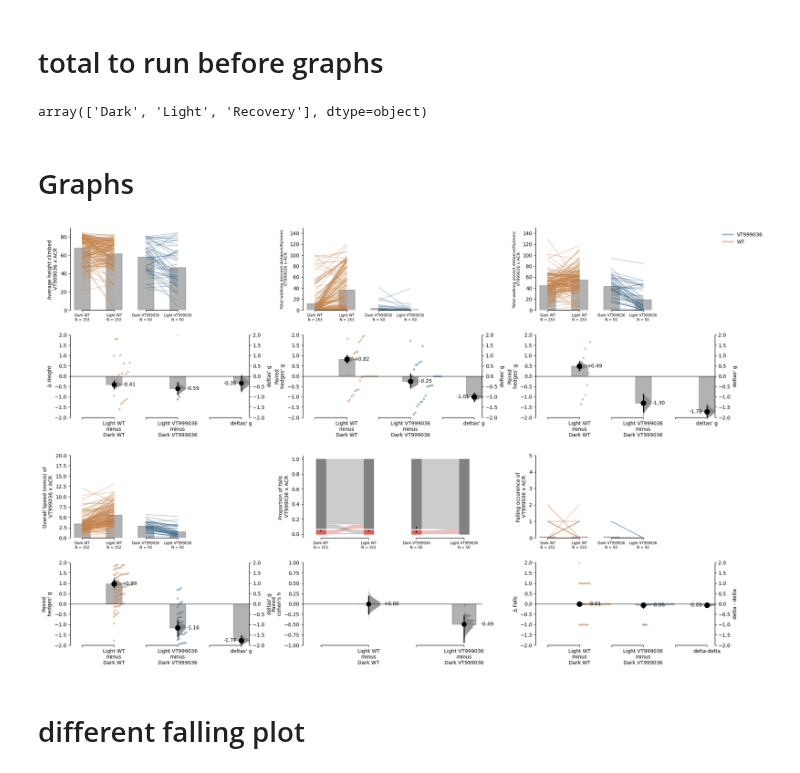
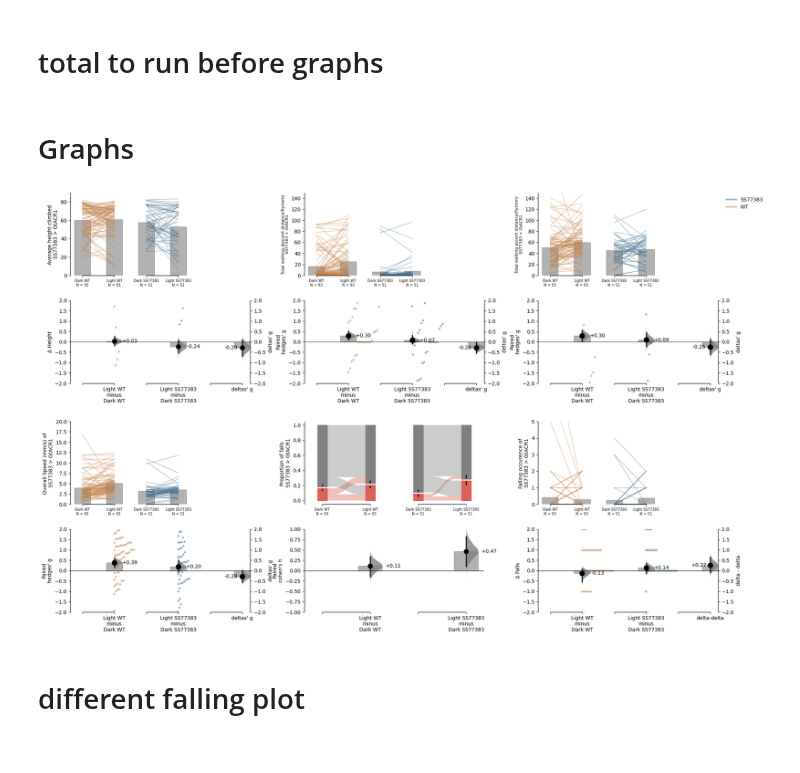
Before and after one commit to lnicole08/deltaG_screen, a Jupyter notebook: Onlydabest_falling.ipynb, the cells around one changed output. Drawn from its saved outputs; the diff is of its cells as text; code cells hidden in the pictures.

```diff
--- a/Onlydabest_falling.ipynb
+++ b/Onlydabest_falling.ipynb
@@ -46,12 +46,12 @@ computer2 = "C:\\Users\\lnico"
 computer3 = "C:\\Users\\Star"
 homecomp = "D:"
 filedir = "\\ACC Lab Dropbox\\ACC Lab\\Nicole Lee\\Data Compilation\\Falling_New\\"
-openPath = computer3 + filedir
+openPath = homecomp + filedir
 files = os.listdir(openPath)
 
 #identifying genotypes
 responder = "ACR"
-driver = "VT999036"
+driver = "SS77383"
 wt = "w1118"
 transgenic = driver + " x " + responder
 filename = openPath + transgenic + ".csv"
@@ -305,10 +305,6 @@ def positional_arguments(dfexpt, driver):
     return ascdesc15
 # %% [markdown]
 # total to run before graphs
-# %%
-awt6.ExperimentState.unique()
-# %% [output]
-array(['Dark', 'Light', 'Recovery'], dtype=object)
 # %%
 dfe=pd.read_csv(filename)
 dfw= pd.read_csv(filenamewt)
@@ -396,8 +386,13 @@ f, axx = plt.subplots(nrows=2, ncols=3,
                                 } # ensure proper width-wise spacing.
                    )
 
+if "Chrimson2" in responder:
+   transgenicname = driver + " > CsChrimson"
+if "ACR" in responder:
+   transgenicname = driver + " > GtACR1"
 
-totalclimber.delta_g.plot(swarm_label="Average height climbed \n" + transgenic,
+
+totalclimber.delta_g.plot(swarm_label="Average height climbed \n" + transgenicname,
                                     contrast_label="Δ Height", swarm_ylim = (0,90), contrast_ylim=(-2, 2),  fontsize_rawxlabel=7, fontsize_rawylabel=10, fontsize_contrastxlabel=10,
                                     fontsize_contrastylabel=10, fontsize_delta2label=10,
                                     ax=axx.flat[0]);
@@ -406,42 +401,42 @@ totalclimber.delta_g.plot(swarm_label="Average height climbed \n" + transgenic,
 # axx[0].set_xticklabels(["DARK \nw1118", "LIGHT \nw1118" , "DARK \n" + driver, "LIGHT \n" + driver])
 
 
-overallspeed.delta_g.plot(swarm_label="Overall Speed (mm/s) of \n" + transgenic ,
+overallspeed.delta_g.plot(swarm_label="Overall Speed (mm/s) of \n" + transgenicname ,
                                        es_marker_size=10, swarm_ylim=(0,20), contrast_ylim=(-2, 2),  fontsize_rawxlabel=7, fontsize_rawylabel=10, fontsize_contrastxlabel=10,
                                     fontsize_contrastylabel=10, fontsize_delta2label=10,
                                     ax=axx.flat[3]);       #contrast_label="Δ Speed",
 
 # axx[1].set_xticklabels(["DARK \nw1118", "LIGHT \nw1118" , "DARK \n" + driver, "LIGHT \n" + driver], fontsize)
 
 
-paired_prop2.cohens_h.plot(bar_label = "Proportion of falls \n" + transgenic,contrast_ylim=(-1, 1), fontsize_rawxlabel=7, fontsize_rawylabel=10, fontsize_contrastxlabel=10,
+paired_prop2.cohens_h.plot(bar_label = "Proportion of falls \n" + transgenicname,contrast_ylim=(-1, 1), fontsize_rawxlabel=7, fontsize_rawylabel=10, fontsize_contrastxlabel=10,
                                     fontsize_contrastylabel=10, fontsize_delta2label=10, ax=axx.flat[4]);
 # axx[2].set_xticklabels(["DARK \nw1118", "LIGHT \nw1118" , "DARK \n" + driver, "LIGHT \n" + driver])
 
 
 
-descent.delta_g.plot(swarm_label="Total walking descent distance/fly(mm) \n" + transgenic ,
+descent.delta_g.plot(swarm_label="Total walking descent distance/fly(mm) \n" + transgenicname ,
                                        es_marker_size=10, swarm_ylim=(0,150), contrast_ylim=(-2, 2),  fontsize_rawxlabel=7, fontsize_rawylabel=8, fontsize_contrastxlabel=10,
                                     fontsize_contrastylabel=10, fontsize_delta2label=10, ax=axx.flat[1]
                                     );
 
-ascent.delta_g.plot(swarm_label="Total walking ascent distance/fly(mm) \n" + transgenic ,
+ascent.delta_g.plot(swarm_label="Total walking ascent distance/fly(mm) \n" + transgenicname ,
                                        es_marker_size=10, swarm_ylim=(0,150), contrast_ylim=(-2, 2),  fontsize_rawxlabel=7, fontsize_rawylabel=8, fontsize_contrastxlabel=10,
                                     fontsize_contrastylabel=10, fontsize_delta2label=10, ax=axx.flat[2]
                                     );
 ##need to run this (Falling specifically)
-deltaplots.mean_diff.plot(swarm_label="Falling occurence of \n" + transgenic,
+deltaplots.mean_diff.plot(swarm_label="Falling occurence of \n" + transgenicname,
                                      contrast_label="Δ Falls", raw_marker_size=2, es_marker_size=10, swarm_ylim=(0,5),  fontsize_rawxlabel=7, fontsize_rawylabel=10, fontsize_contrastxlabel=10,
                                        fontsize_contrastylabel=10, fontsize_delta2label=10, contrast_ylim=(-2, 2), ax=axx.flat[5]);
 
 
 axx.flat[0].legend_.remove()
 axx.flat[1].legend_.remove()
 axx.flat[3].legend_.remove()
 axx.flat[4].legend_.remove()
 axx.flat[5].legend_.remove()
 # %% [output]
-[figure, old version]
+[figure, new version]
 # %% [markdown]
 # different falling plot
 # %%
```
Also changed, not shown: parts of 2 cells of this notebook.
